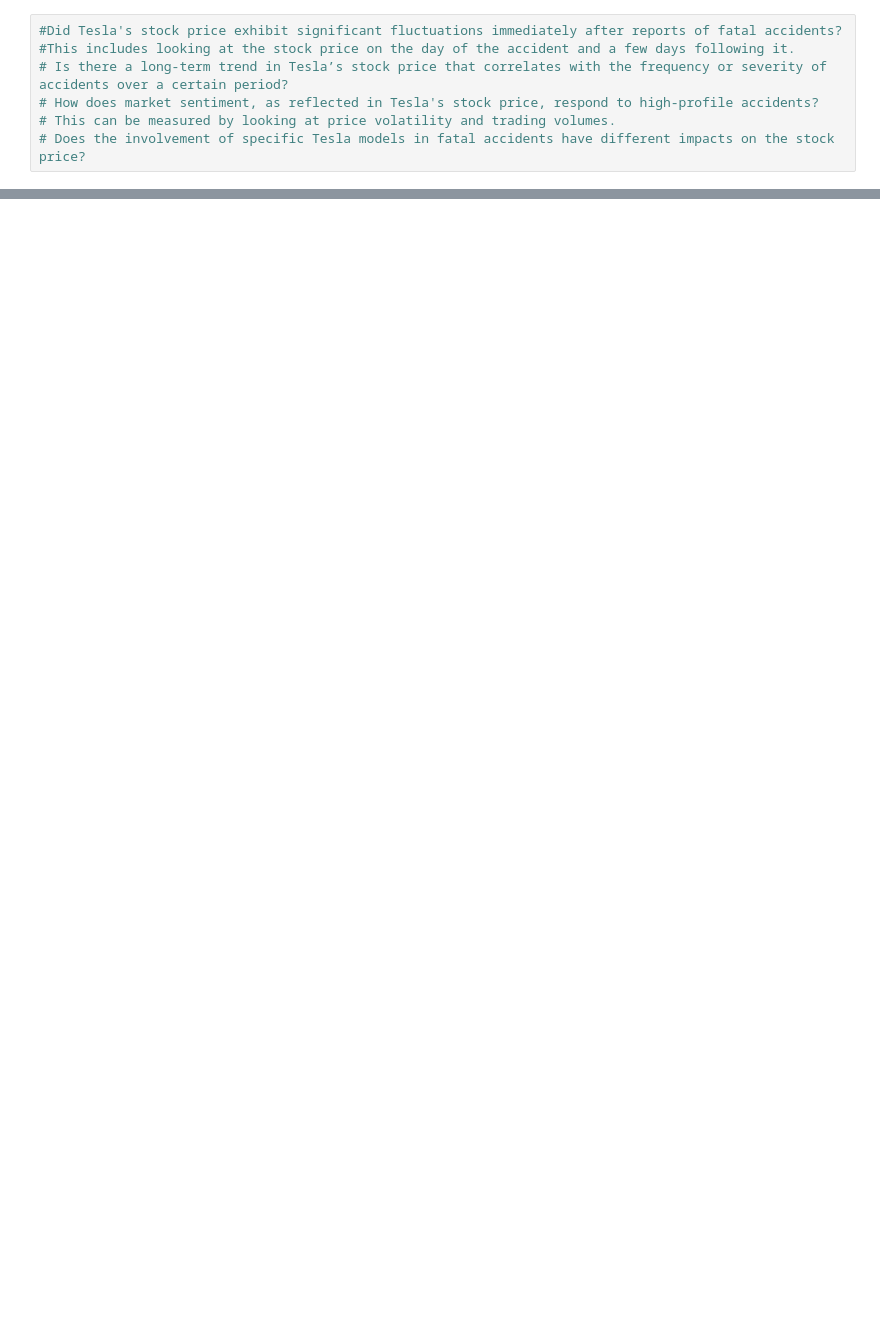
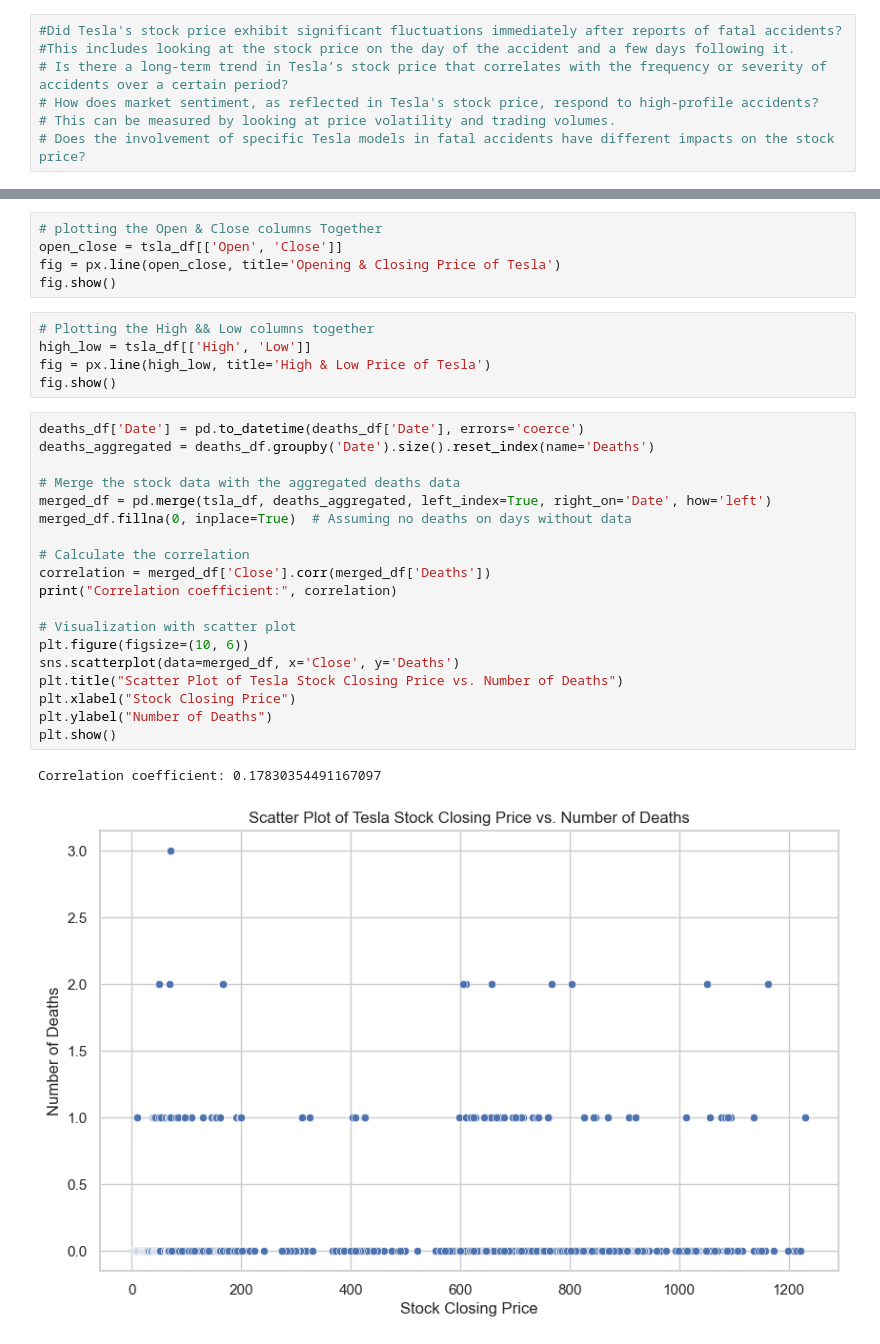
Before and after one commit to zyuexi2/EcommercepRroject, a Jupyter notebook: Semester Project.ipynb, the cells around one changed output, grey strips where cells are left out. Saved outputs shown, nothing was run; the diff lists cells and outputs as text; blank space fills up the shorter version.

```diff
--- a/Semester Project.ipynb
+++ b/Semester Project.ipynb
@@ -135,0 +104,32 @@ plt.show()
+# %%
+# plotting the Open & Close columns Together
+open_close = tsla_df[['Open', 'Close']]
+fig = px.line(open_close, title='Opening & Closing Price of Tesla')
+fig.show()
+# %%
+# Plotting the High && Low columns together
+high_low = tsla_df[['High', 'Low']]
+fig = px.line(high_low, title='High & Low Price of Tesla')
+fig.show()
+# %%
+deaths_df['Date'] = pd.to_datetime(deaths_df['Date'], errors='coerce')
+deaths_aggregated = deaths_df.groupby('Date').size().reset_index(name='Deaths')
+
+# Merge the stock data with the aggregated deaths data
+merged_df = pd.merge(tsla_df, deaths_aggregated, left_index=True, right_on='Date', how='left')
+merged_df.fillna(0, inplace=True)  # Assuming no deaths on days without data
+
+# Calculate the correlation
+correlation = merged_df['Close'].corr(merged_df['Deaths'])
+print("Correlation coefficient:", correlation)
+
+# Visualization with scatter plot
+plt.figure(figsize=(10, 6))
+sns.scatterplot(data=merged_df, x='Close', y='Deaths')
+plt.title("Scatter Plot of Tesla Stock Closing Price vs. Number of Deaths")
+plt.xlabel("Stock Closing Price")
+plt.ylabel("Number of Deaths")
+plt.show()
+# %% [output]
+Correlation coefficient: 0.17830354491167097
+[figure, added]
```
Also changed, not shown: parts of 11 cells of this notebook, 3 other files.
